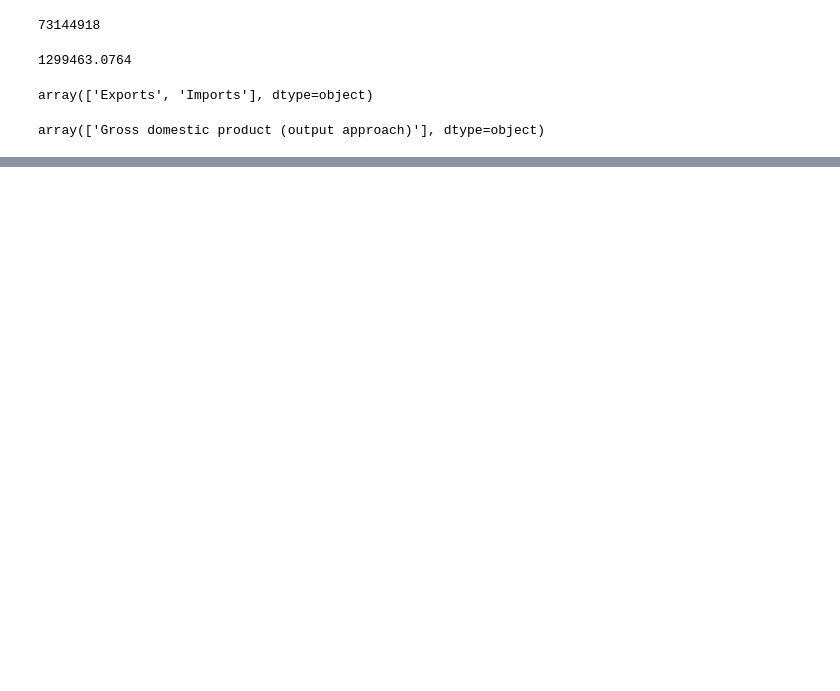
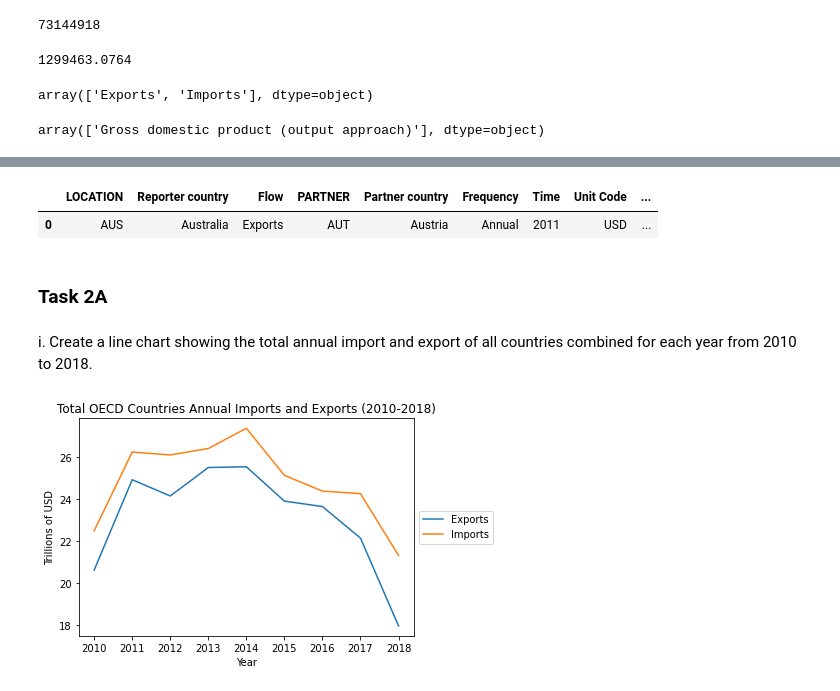
Before and after one commit to sni13/rsm312-businessAnalytics, a Jupyter notebook: Assignment 3/A3 Code.ipynb, the cells around one changed output, grey strips where cells are left out. Cells and saved outputs as stored; diff of their text form; code cells hidden in the pictures; blank space fills up the shorter version.

Commit message:
task 1 and 2A complete

```diff
--- a/Assignment 3/A3 Code.ipynb
+++ b/Assignment 3/A3 Code.ipynb
@@ -84,0 +107,28 @@ array(['Gross domestic product (output approach)'], dtype=object)
+# %%
+OECD_Trade = OECD_Trade.drop(['FLOW', 'FREQUENCY', 'TIME', 'Unit', 'PowerCode Code', 'Reference Period Code', 'Reference Period', 'Flag Codes', 'Flags'], axis = 1)
+# %%
+OECD_Trade.head(1)
+# %% [output]
+|  | LOCATION | Reporter country | Flow | PARTNER | Partner country | Frequency | Time | Unit Code | ... |
+| 0 | AUS | Australia | Exports | AUT | Austria | Annual | 2011 | USD | ... |
+# %% [markdown]
+### Task 2A
+# %% [markdown]
+i. Create a line chart showing the total annual import and export of all countries combined for each year from 2010 to 2018.
+# %%
+grouped = OECD_Trade.groupby(['Time', 'Flow'])['Value'].sum().reset_index()
+
+# Pivot the data to have separate columns for imports and exports
+pivoted = grouped.pivot(index='Time', columns='Flow', values='Value').reset_index()
+
+# Create a line chart of the data
+plt.plot(pivoted['Time'], pivoted['Exports'] / 1e12, label='Exports')
+plt.plot(pivoted['Time'], pivoted['Imports'] / 1e12, label='Imports')
+plt.legend()
+plt.xlabel('Year')
+plt.ylabel('Trillions of USD')
+plt.title('Total OECD Countries Annual Imports and Exports (2010-2018)')
+plt.legend(loc='center left', bbox_to_anchor=(1, 0.5))
+plt.show()
+# %% [output]
+[figure, added]
```
Also changed, not shown: parts of 19 cells of this notebook, 1 other file.
